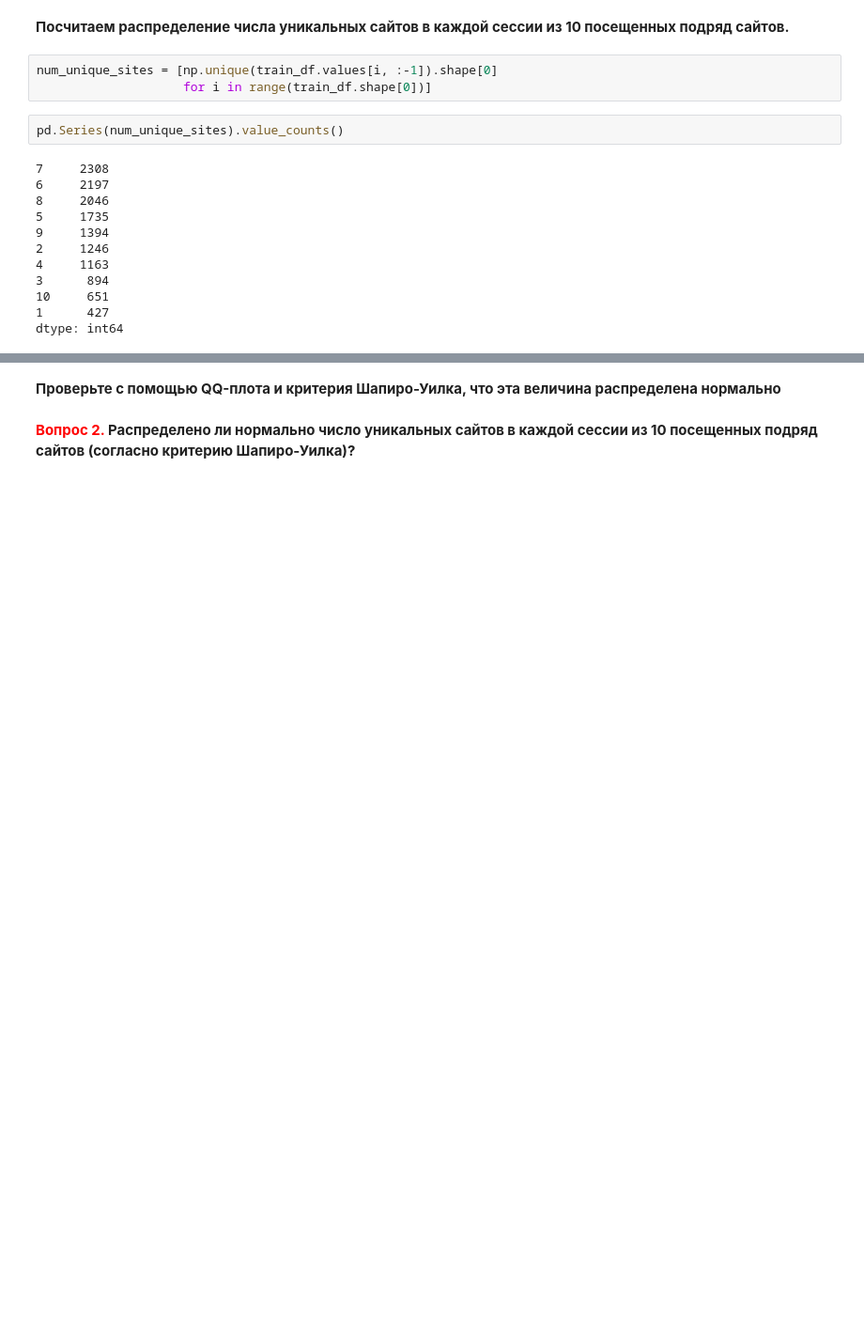
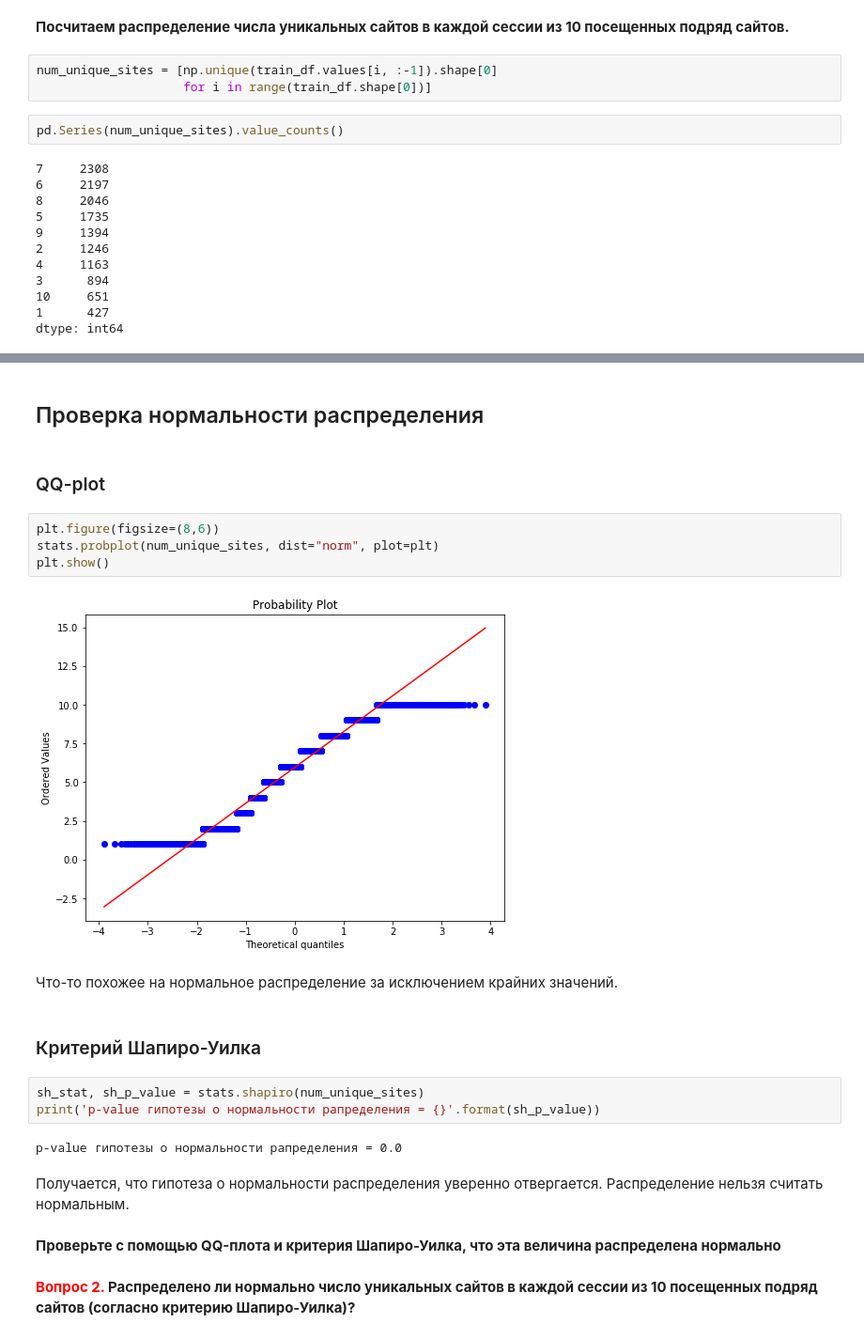
Before and after one commit to n-surkov/coursera_ml, a Jupyter notebook: solution/week2_analysis_hypotheses.ipynb, the cells around one changed output, grey strips where cells are left out. Shown: that part at 94% size. Drawn from its saved outputs; the diff is of its cells as text; blank space fills up the shorter version.

```diff
--- a/solution/week2_analysis_hypotheses.ipynb
+++ b/solution/week2_analysis_hypotheses.ipynb
@@ -253,3 +253,24 @@ pd.Series(num_unique_sites).hist();
+# %% [markdown]
+## Проверка нормальности распределения
+# %% [markdown]
+### QQ-plot
+# %%
+plt.figure(figsize=(8,6))
+stats.probplot(num_unique_sites, dist="norm", plot=plt)
+plt.show()
+# %% [output]
+[figure, added]
+# %% [markdown]
+Что-то похожее на нормальное распределение за исключением крайних значений.
+# %% [markdown]
+### Критерий Шапиро-Уилка
+# %%
+sh_stat, sh_p_value = stats.shapiro(num_unique_sites)
+print('p-value гипотезы о нормальности рапределения = {}'.format(sh_p_value))
+# %% [output]
+p-value гипотезы о нормальности рапределения = 0.0
+# %% [markdown]
+Получается, что гипотеза о нормальности распределения уверенно отвергается. Распределение нельзя считать нормальным.
 # %% [markdown]
 **Проверьте с помощью QQ-плота и критерия Шапиро-Уилка, что эта величина распределена нормально**
 # %% [markdown]
```
Also changed, not shown: parts of 17 cells of this notebook.
